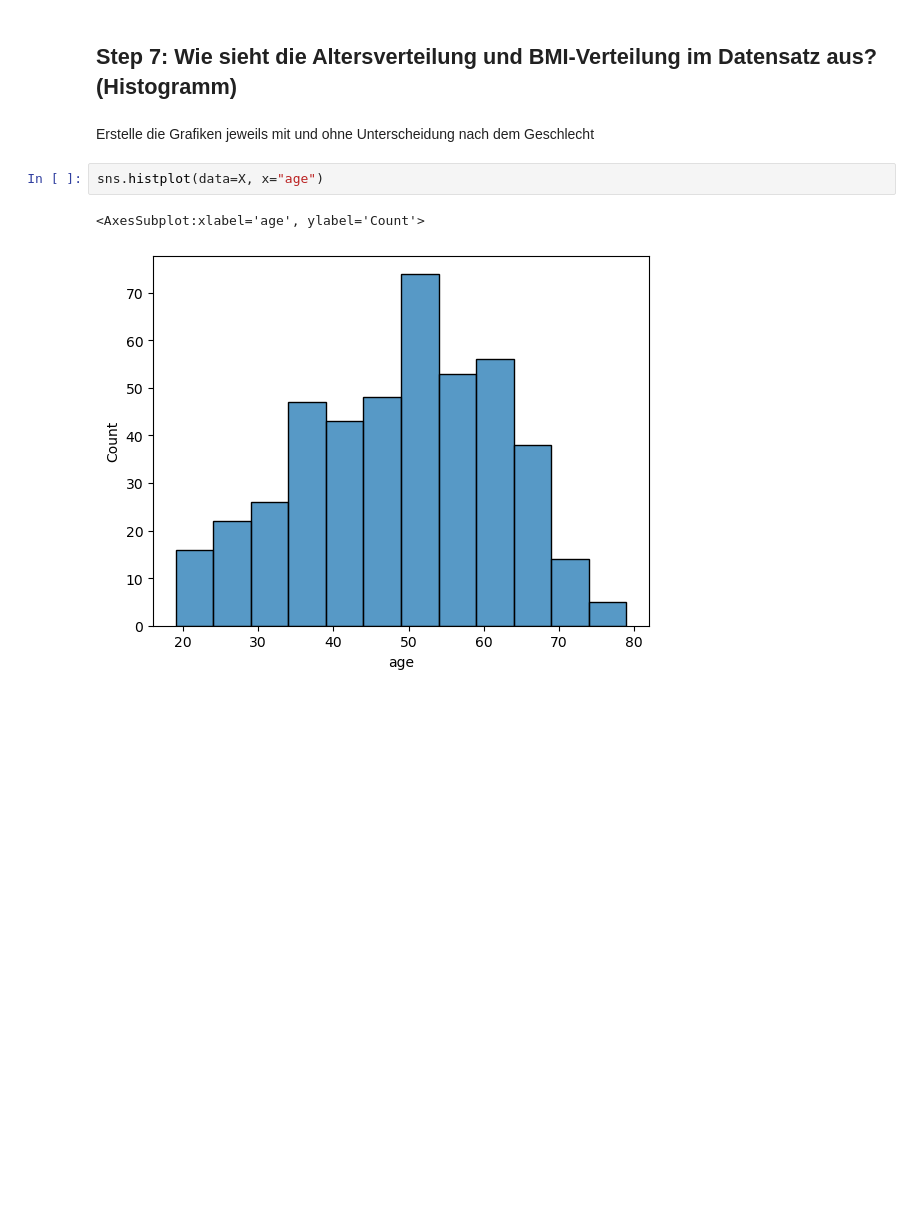
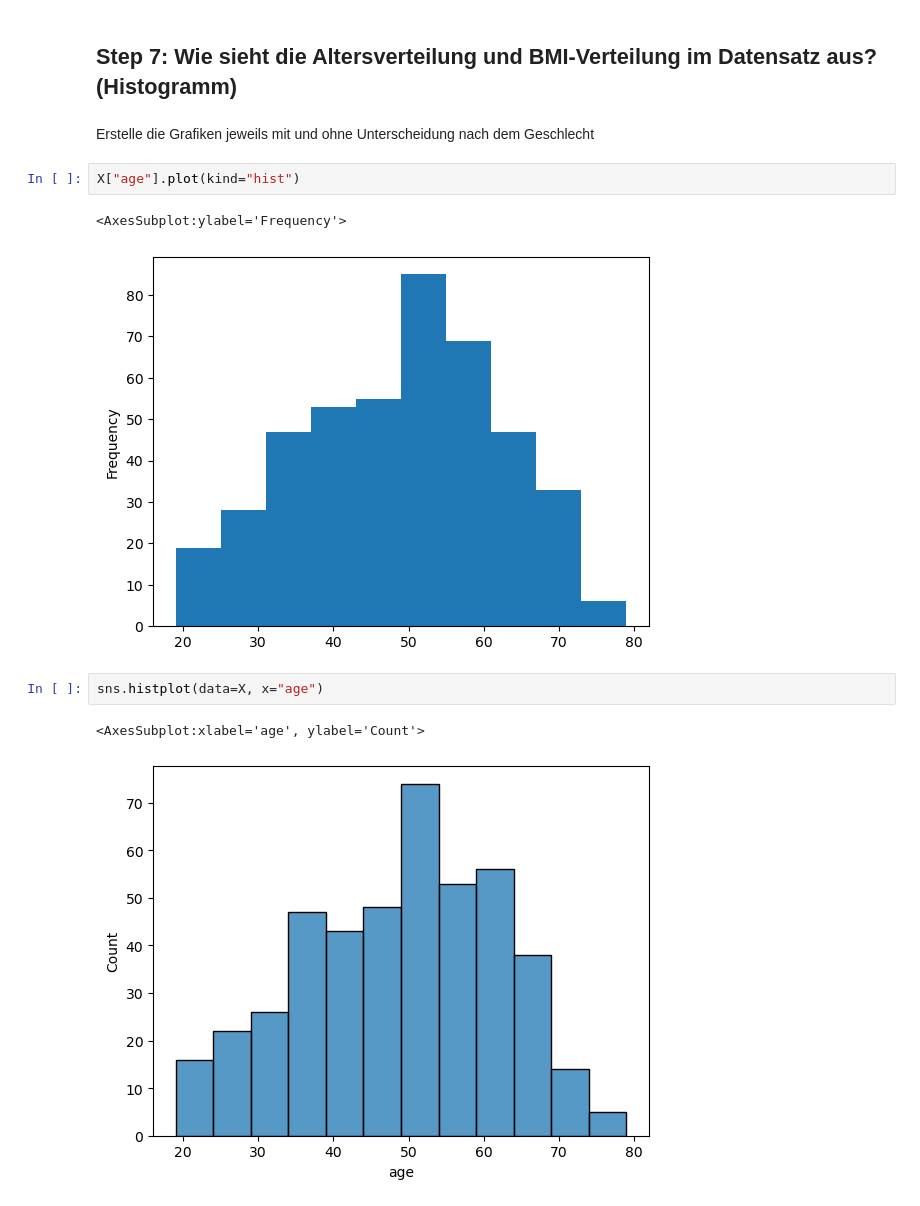
Before and after one commit to ExxetaMAydinbas/data-science-mit-python, a Jupyter notebook: Kursmaterial/Exercise Solutions/Exercise_ML.ipynb, the cells around one changed output. Drawn from its saved outputs; the diff is of its cells as text; blank space fills up the shorter version.

```diff
--- a/Kursmaterial/Exercise Solutions/Exercise_ML.ipynb
+++ b/Kursmaterial/Exercise Solutions/Exercise_ML.ipynb
@@ -145,6 +172,11 @@ X.describe()
 ## Step 7: Wie sieht die Altersverteilung und BMI-Verteilung im Datensatz aus? (Histogramm)
 # %% [markdown]
 Erstelle die Grafiken jeweils mit und ohne Unterscheidung nach dem Geschlecht
+# %%
+X["age"].plot(kind="hist")
+# %% [output]
+<AxesSubplot:ylabel='Frequency'>
+[figure, added]
 # %%
 sns.histplot(data=X, x="age")
 # %% [output]
```
Also changed, not shown: parts of 35 cells of this notebook, 1 other file.
